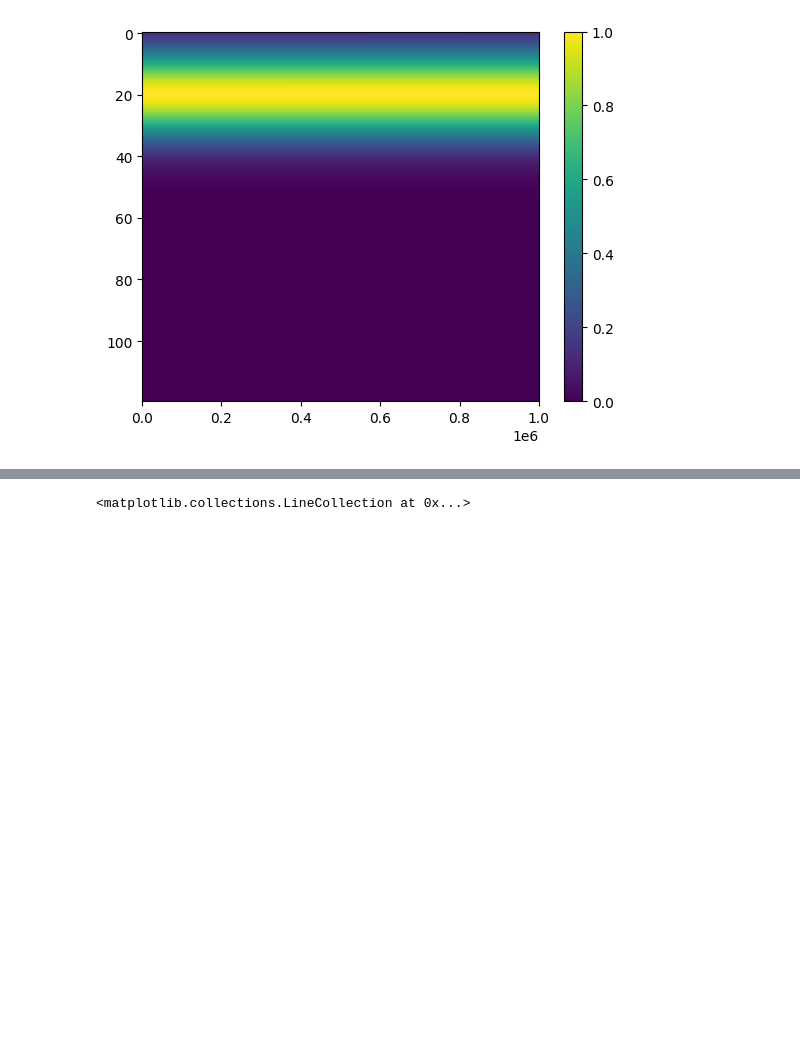
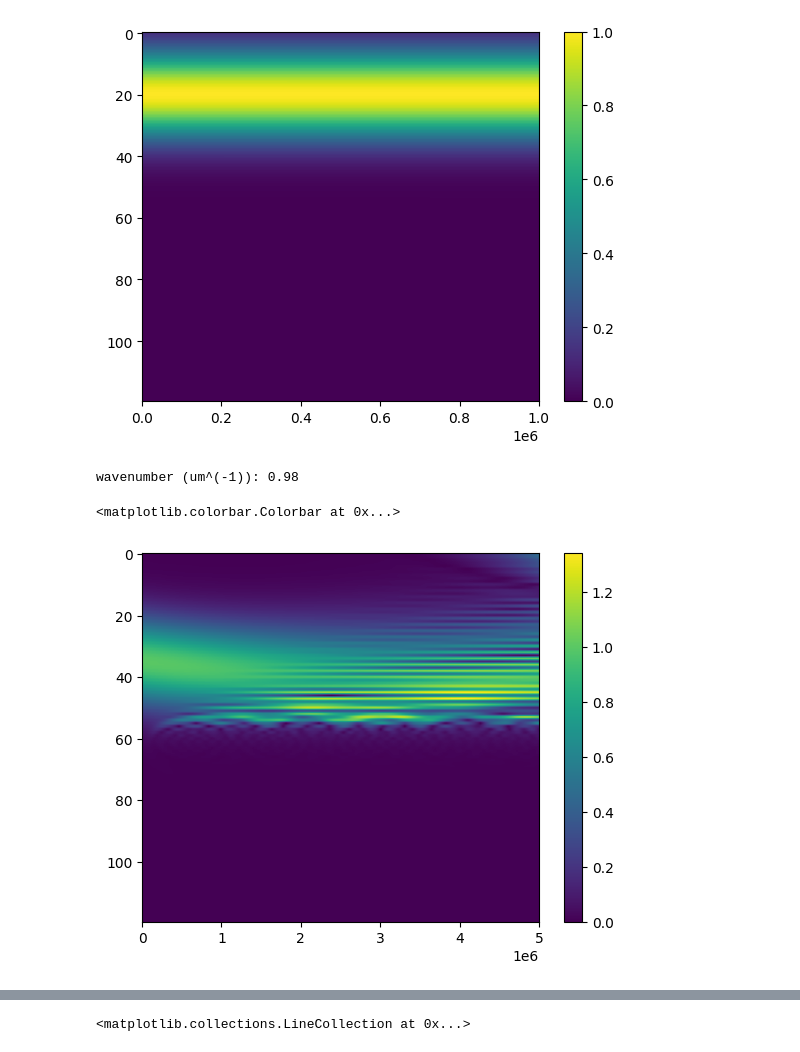
Before and after one commit to TurnerEntenmann/Research, a Jupyter notebook: test.ipynb, the cells around one changed output, grey strips where cells are left out. Saved outputs shown, nothing was run; the diff lists cells and outputs as text; code cells hidden in the pictures; blank space fills up the shorter version.

```diff
--- a/test.ipynb
+++ b/test.ipynb
@@ -412,22 +418,26 @@ wavenumber (um^(-1)): 0.0
 
 # plt.colorbar()
 # %%
-# # air to glass, angle = 0.031
-# # e grid
+# air to glass, angle = 0.031
+# e grid
 
-# idx = -1
+idx = -1
 
-# kx = kxs[idx]
-# kz = kzs0[idx]
+kx = kxs[idx]
+kz = kzs0[idx]
 
-# # make boundary condition
-# BC = get_BC_kx(x_0, x_max, x_step, kx, beam_center, waist)
+# make boundary condition
+BC = get_BC_kx(x_0, x_max, x_step, kx, beam_center, waist)
 
-# # calculate propagation
-# E_grid0 = RK4GB_vec(BC, x_0, x_max, x_step, z_0, z_max, z_step, k0, n_glass0, False)
+# calculate propagation
+E_grid0 = RK4GB_vec(BC, x_0, x_max, x_step, z_0, z_max, z_step, k0, n_glass0, False)
 
-# print(f"wavenumber (um^(-1)): {kx}")
+print(f"wavenumber (um^(-1)): {kx}")
 
-# plt.imshow(np.abs(E_grid0.T), aspect="auto")
+plt.imshow(np.abs(E_grid0.T), aspect="auto")
 
-# plt.colorbar()
+plt.colorbar()
+# %% [output]
+wavenumber (um^(-1)): 0.98
+<matplotlib.colorbar.Colorbar at 0x...>
+[figure, added]
```
Also changed, not shown: parts of 13 cells of this notebook.
